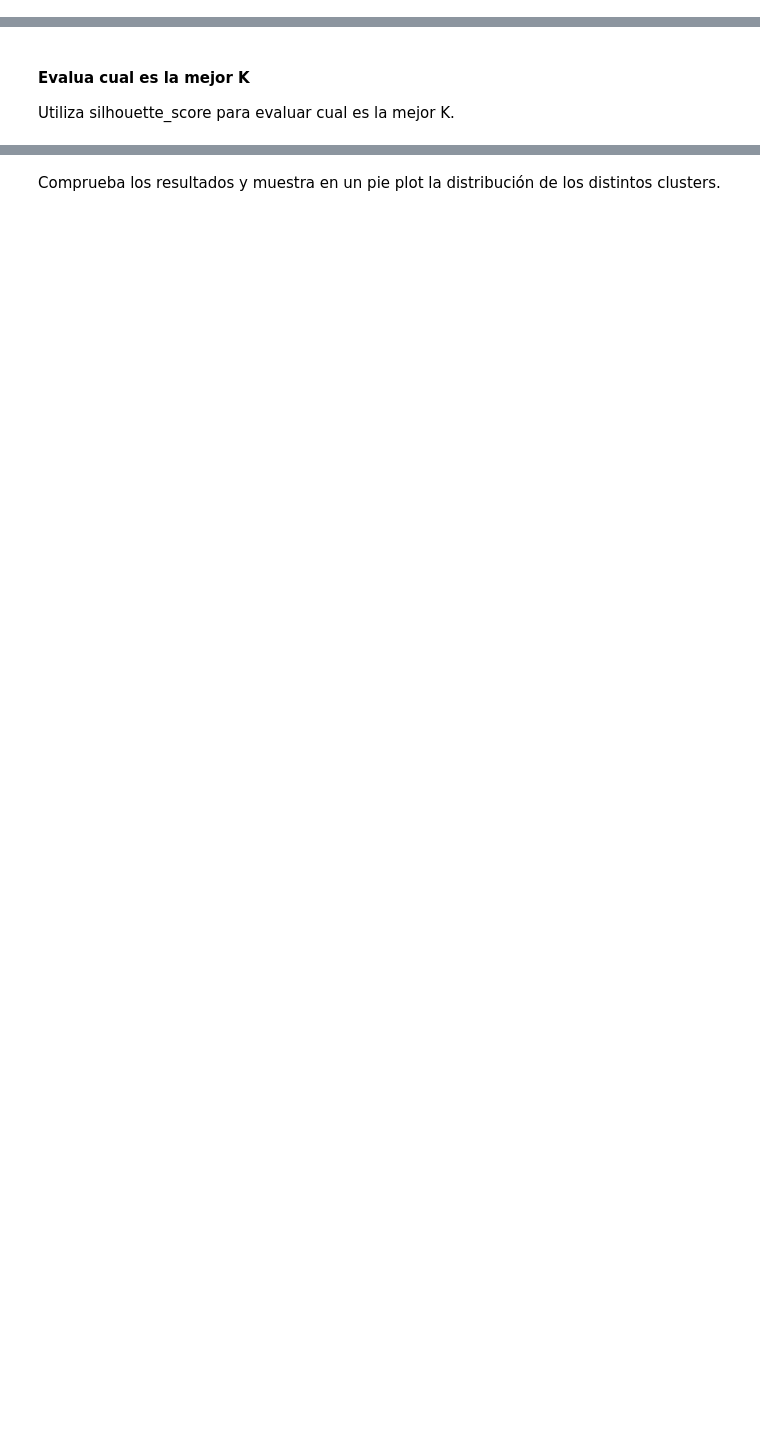
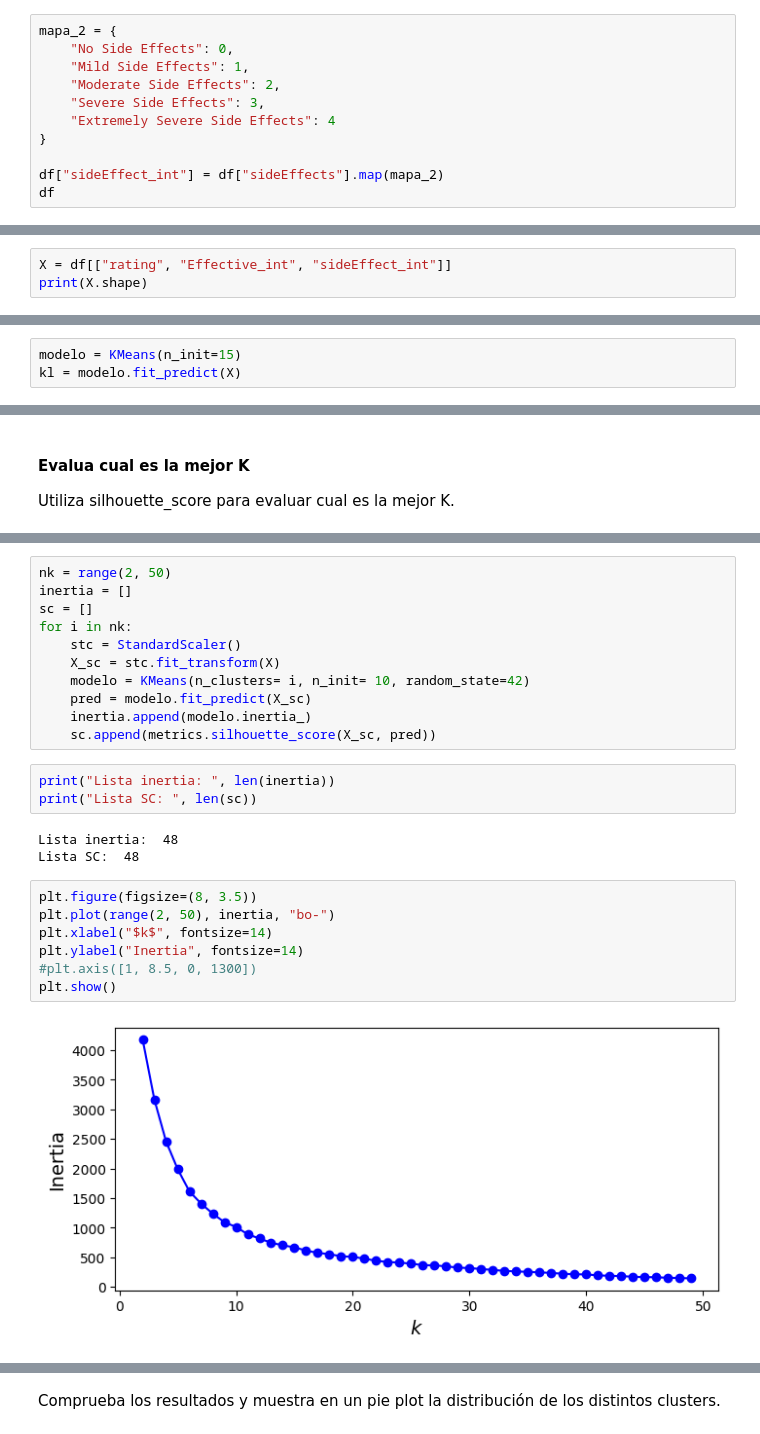
Before and after one commit to diego-dng/0426_DS_VITORIA-GASTEIZ, a Jupyter notebook: 3-Machine_Learning/2-No_Supervisado/1-Clustering/Practica/EJER_1_kmeans_drugs_review.ipynb, the cells around one changed output, grey strips where cells are left out. Saved outputs shown, nothing was run; the diff lists cells and outputs as text; blank space fills up the shorter version.

```diff
--- a/3-Machine_Learning/2-No_Supervisado/1-Clustering/Practica/EJER_1_kmeans_drugs_review.ipynb
+++ b/3-Machine_Learning/2-No_Supervisado/1-Clustering/Practica/EJER_1_kmeans_drugs_review.ipynb
@@ -13,0 +150,11 @@ Transforma las columnas categoricas a numericas mediante dummies
+# %%
+mapa_2 = {
+    "No Side Effects": 0,
+    "Mild Side Effects": 1,
+    "Moderate Side Effects": 2,
+    "Severe Side Effects": 3,
+    "Extremely Severe Side Effects": 4
+}
+
+df["sideEffect_int"] = df["sideEffects"].map(mapa_2)
+df
@@ -13,0 +182,3 @@ Transforma las columnas categoricas a numericas mediante dummies
+# %%
+X = df[["rating", "Effective_int", "sideEffect_int"]]
+print(X.shape)
@@ -13,0 +187,3 @@ Transforma las columnas categoricas a numericas mediante dummies
+# %%
+modelo = KMeans(n_init=15)
+kl = modelo.fit_predict(X)
@@ -19,0 +210,26 @@ Utiliza silhouette_score para evaluar cual es la mejor K.
+# %%
+nk = range(2, 50)
+inertia = []
+sc = []
+for i in nk:
+    stc = StandardScaler()
+    X_sc = stc.fit_transform(X)
+    modelo = KMeans(n_clusters= i, n_init= 10, random_state=42)
+    pred = modelo.fit_predict(X_sc)
+    inertia.append(modelo.inertia_)
+    sc.append(metrics.silhouette_score(X_sc, pred))
+# %%
+print("Lista inertia: ", len(inertia))
+print("Lista SC: ", len(sc))
+# %% [output]
+Lista inertia:  48
+Lista SC:  48
+# %%
+plt.figure(figsize=(8, 3.5))
+plt.plot(range(2, 50), inertia, "bo-")
+plt.xlabel("$k$", fontsize=14)
+plt.ylabel("Inertia", fontsize=14)
+#plt.axis([1, 8.5, 0, 1300])
+plt.show()
+# %% [output]
+[figure, added]
```
Also changed, not shown: parts of 22 cells of this notebook, 12 other files.
